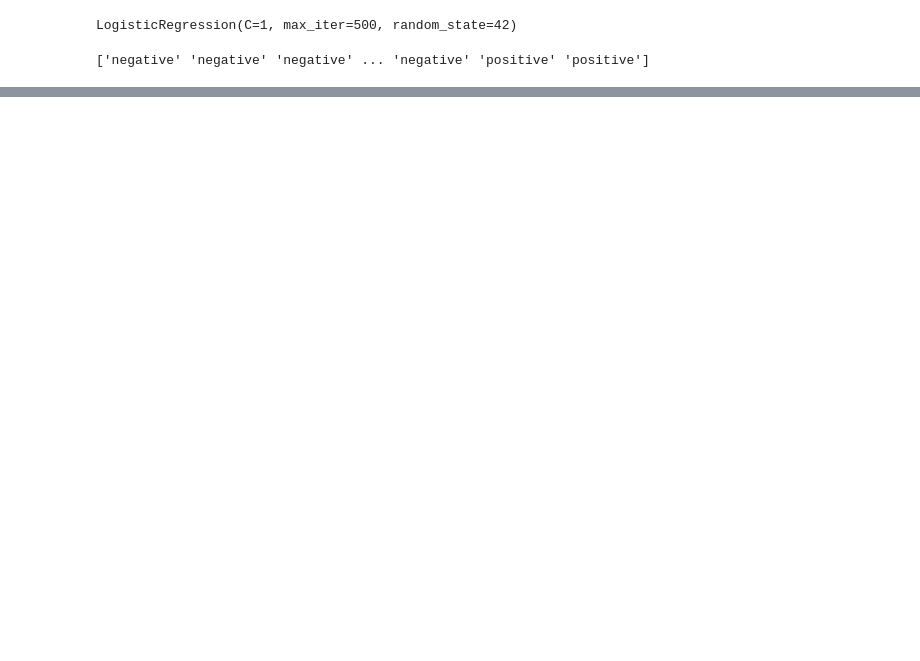
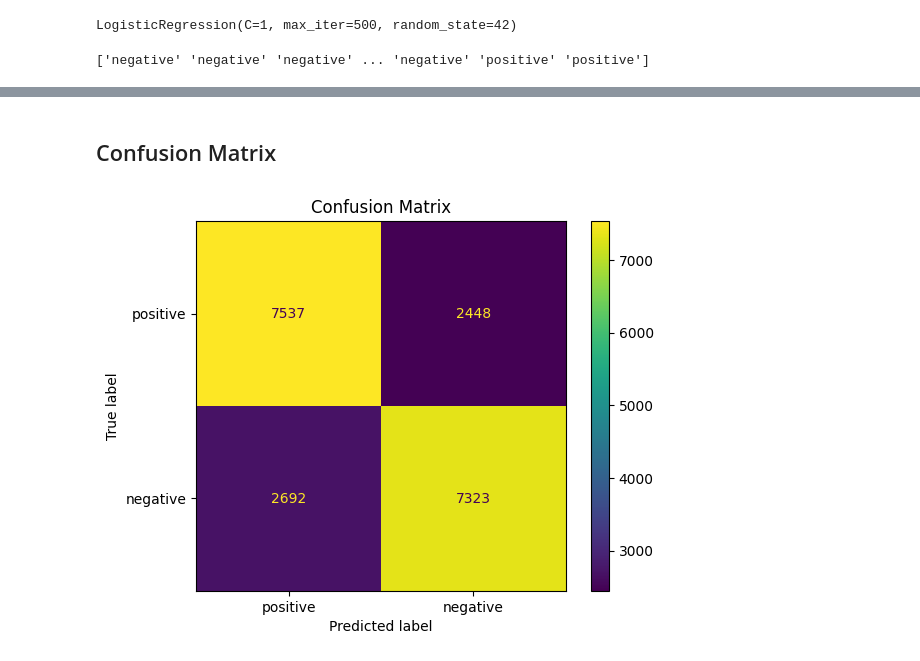
Before and after one commit to thesanchitadevi/Movie-Review-Analysis, a Jupyter notebook: Sentiment_Analysis.ipynb, the cells around one changed output, grey strips where cells are left out. Saved outputs shown, nothing was run; the diff lists cells and outputs as text; code cells hidden in the pictures; blank space fills up the shorter version.

```diff
--- a/Sentiment_Analysis.ipynb
+++ b/Sentiment_Analysis.ipynb
@@ -285,0 +317,16 @@ drive.mount('/content/drive')
+# %% [markdown]
+##  Confusion Matrix
+# %%
+from sklearn.metrics import confusion_matrix, ConfusionMatrixDisplay
+
+# Generate predictions
+predictions = logistic.predict(tf_test)
+
+# Confusion Matrix
+cm = confusion_matrix(test_data, predictions, labels=['positive', 'negative'])
+disp = ConfusionMatrixDisplay(confusion_matrix=cm, display_labels=['positive', 'negative'])
+disp.plot()
+plt.title('Confusion Matrix')
+plt.show()
+# %% [output]
+[figure, added]
```
Also changed, not shown: parts of 16 cells of this notebook.
